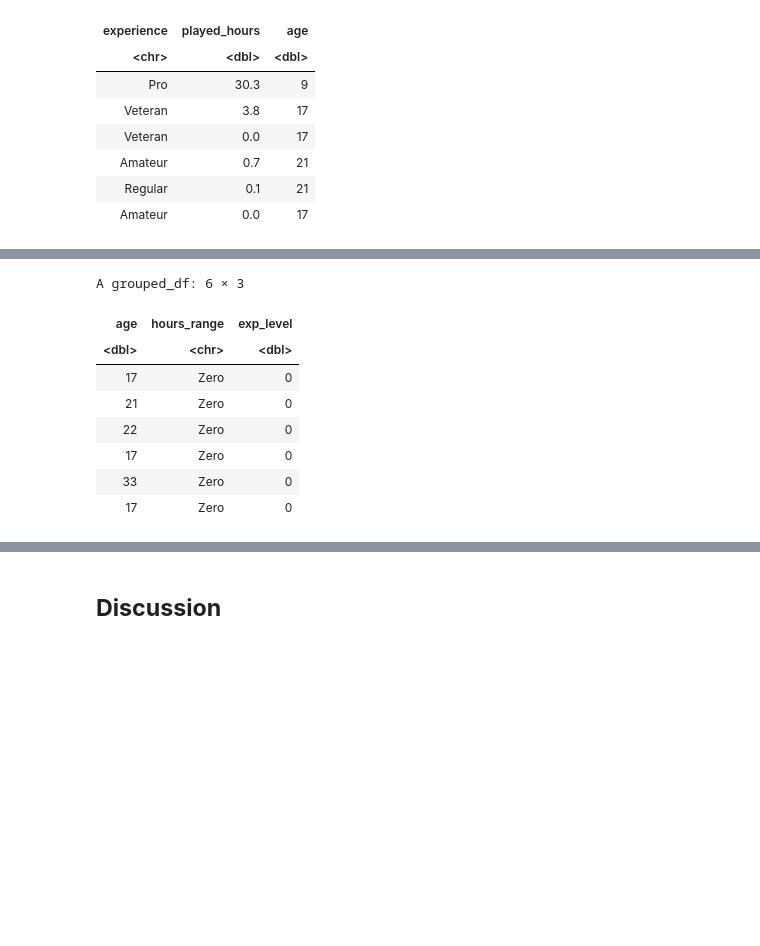
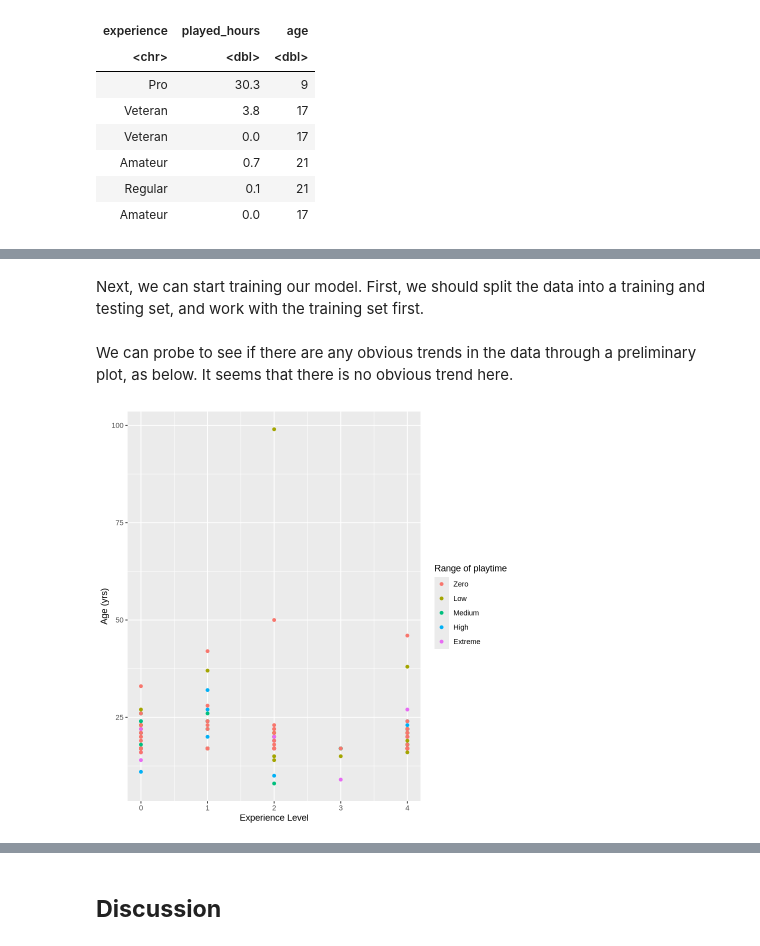
Before and after one commit to amazingk147/DSCI100-Project-Group-42, a Jupyter notebook: project_notebook.ipynb, the cells around one changed output, grey strips where cells are left out. Drawn from its saved outputs; the diff is of its cells as text; code cells hidden in the pictures; blank space fills up the shorter version.

Commit message:
Created model and evaluation

```diff
--- a/project_notebook.ipynb
+++ b/project_notebook.ipynb
@@ -112,5 +114,4 @@ A tibble: 6 × 3
 # %%
-# Manipulating the data! First, convert played_hours into a categorical variable.
 
 zero <- player_data |>
         filter(played_hours == 0) |>
@@ -134,6 +135,5 @@ extreme <- player_data |>
 
 # Combining into one dataframe:
 
-player_data_classes <- rbind(zero, low, medium, high, extreme) |>
-                    group_by(experience)
+player_data_classes <- rbind(zero, low, medium, high, extreme)
 # %% [markdown]
@@ -158,3 +158,9 @@ pro <- player_data_classes |>
 veteran <- player_data_classes |>
         filter(experience == "Veteran") |>
         mutate(exp_level = 4)
+
+final_data <- rbind(amateur, beginner, regular, pro, veteran) |>
+                    select(age, hours_range, exp_level) |>
+                    mutate(hours_range = as_factor(hours_range))
+
+head(final_data) # Previewing the data
@@ -161,16 +177,17 @@ veteran <- player_data_classes |>
-# %%
-final_dataset <- rbind(amateur, beginner, regular, pro, veteran) |>
-                    group_by(hours_range) |>
-                    select(age, hours_range, exp_level)
-
-head(final_dataset)
-# %% [output]
-A grouped_df: 6 × 3
-| age | hours_range | exp_level |
-| <dbl> | <chr> | <dbl> |
-| 17 | Zero | 0 |
-| 21 | Zero | 0 |
-| 22 | Zero | 0 |
-| 17 | Zero | 0 |
-| 33 | Zero | 0 |
-| 17 | Zero | 0 |
+# %% [markdown]
+Next, we can start training our model. First, we should split the data into a training and testing set, and work with the training set first.
+# %%
+set.seed(42)
+data_split <- initial_split(final_data, prop = 0.75, strata = hours_range)
+data_training <- training(data_split)
+data_testing <- testing(data_split)
+# %% [markdown]
+We can probe to see if there are any obvious trends in the data through a preliminary plot, as below. It seems that there is no obvious trend here.
+# %%
+initial_plot <- data_training |>
+            ggplot(aes(x=exp_level, y=age, color=hours_range)) +
+            geom_point() +
+            labs(x="Experience Level", y="Age (yrs)", color="Range of playtime")
+initial_plot
+# %% [output]
+[figure, added]
```
Also changed, not shown: parts of 15 cells of this notebook.
